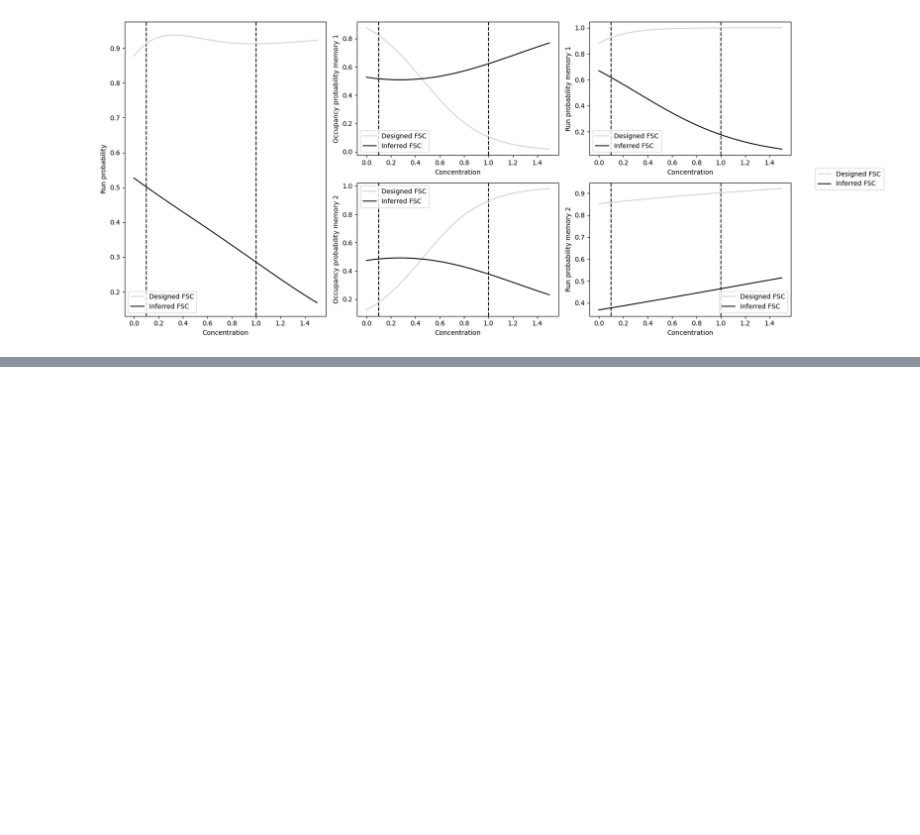
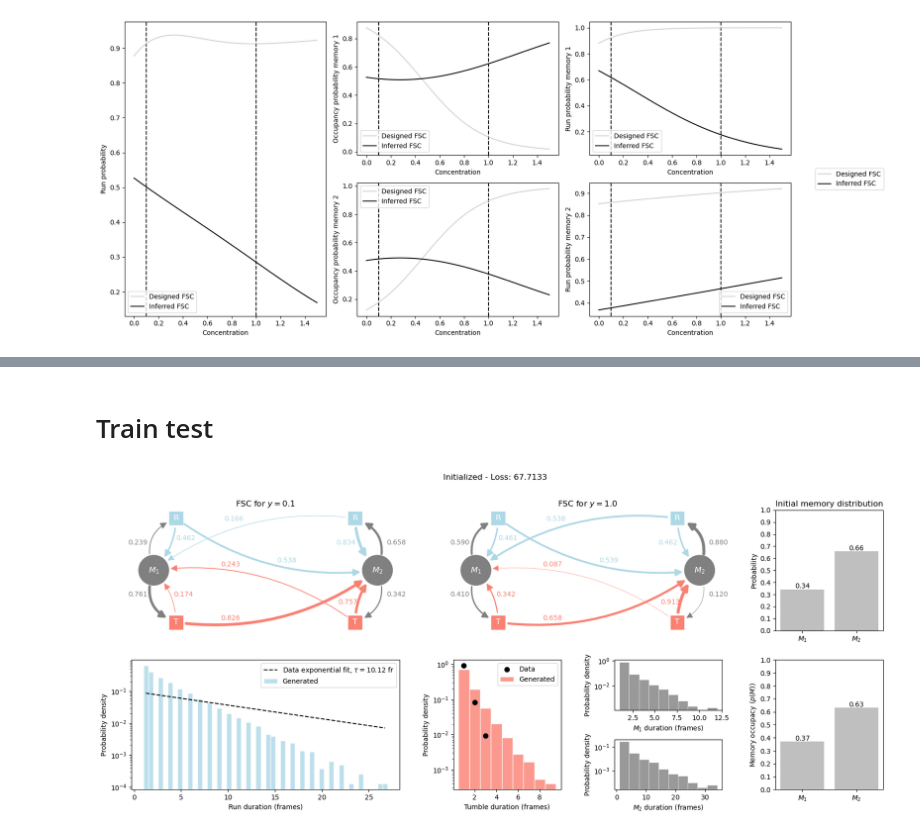
Before and after one commit to giorgionicoletti/InferenceFSCs, a Jupyter notebook: notebooks/new_parametrization_test.ipynb, the cells around one changed output, grey strips where cells are left out. Cells and saved outputs as stored; diff of their text form; code cells hidden in the pictures; blank space fills up the shorter version.

Commit message:
added new tests

```diff
--- a/notebooks/new_parametrization_test.ipynb
+++ b/notebooks/new_parametrization_test.ipynb
@@ -376,0 +384,7 @@ plt.show()
+# %% [markdown]
+# Train test
+# %%
+FSC_inferred = controller.FSC("continuous", M = M, A = A, F = F, mode = "generation", seed = 42)
+FSC_inferred.plot_dashboard_M2A2(feature_array, generated_tr, title = f"Initialized", return_results = False)
+# %% [output]
+[figure, added]
```
Also changed, not shown: parts of 21 cells of this notebook.
